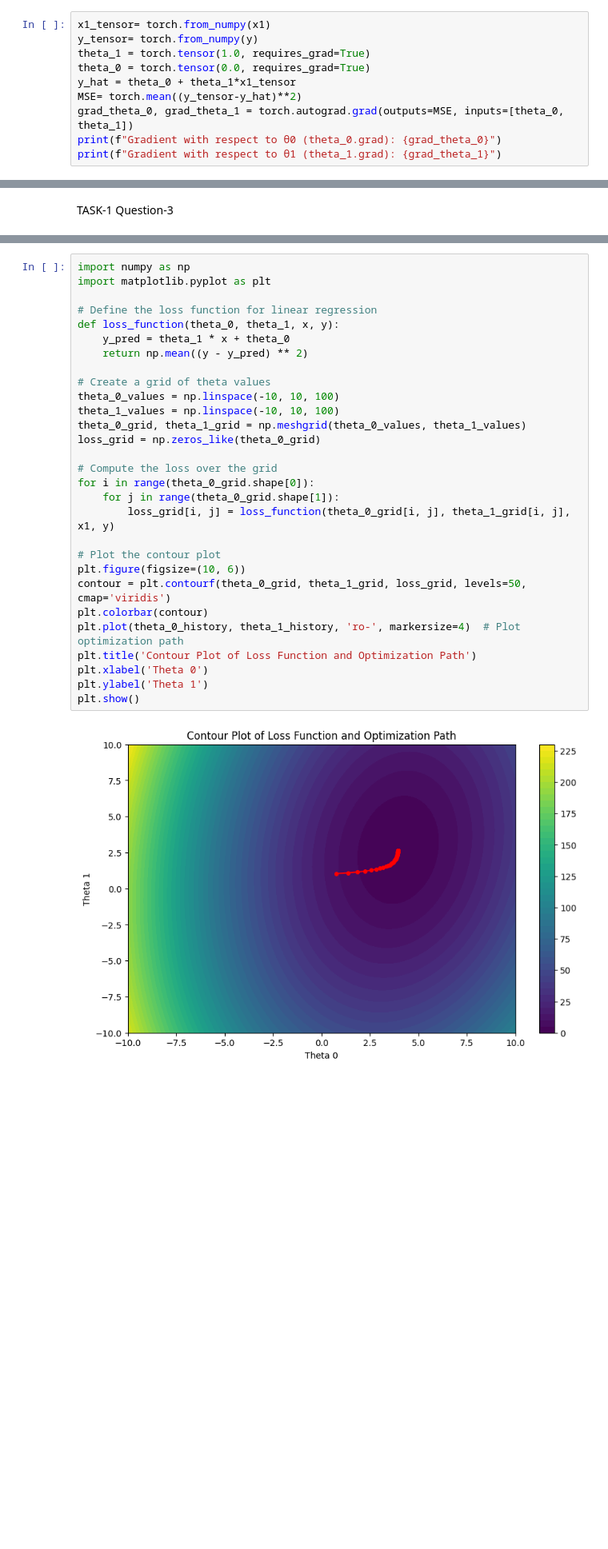
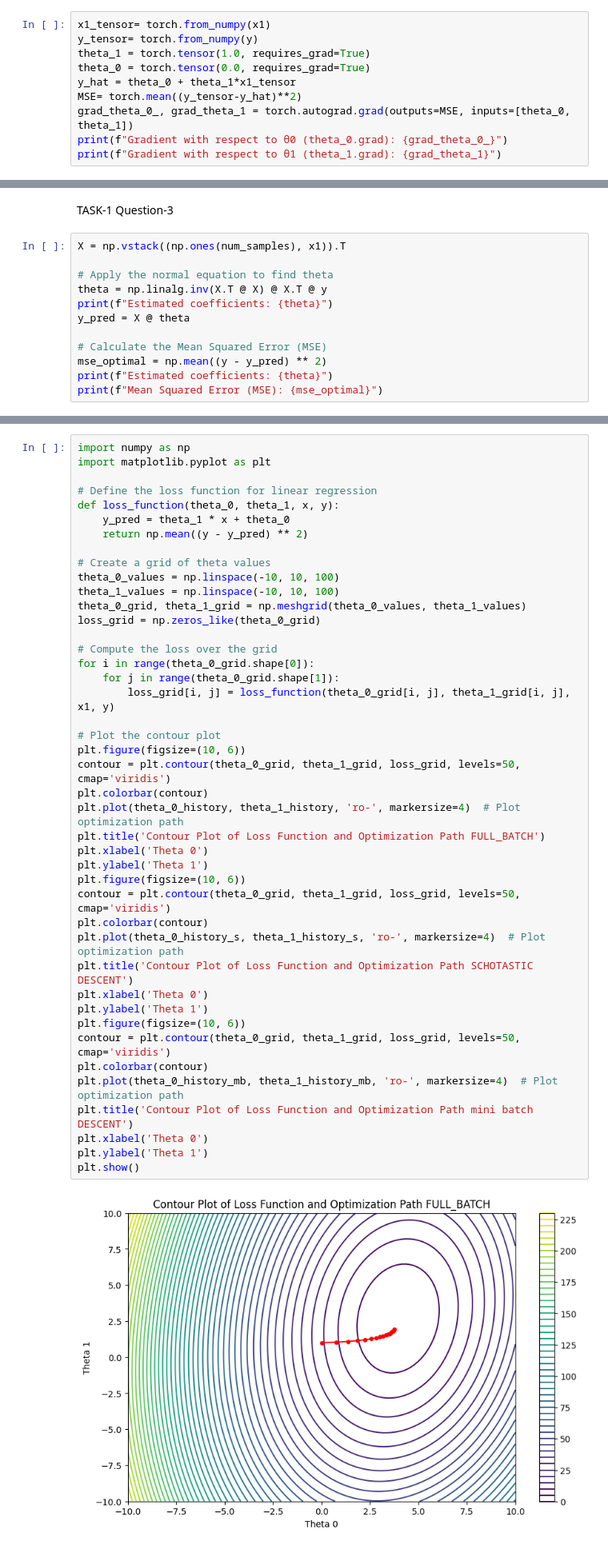
Before and after one commit to Rachit23110261/ML_ASSIGNMENT_2_23110261_23110189_23110306, a Jupyter notebook: TASK_1.ipynb, the cells around one changed output, grey strips where cells are left out. Shown at 80% size. Drawn from its saved outputs; the diff is of its cells as text; blank space fills up the shorter version.

```diff
--- a/TASK_1.ipynb
+++ b/TASK_1.ipynb
@@ -34,8 +39,8 @@ theta_1 = torch.tensor(1.0, requires_grad=True)
 theta_0 = torch.tensor(0.0, requires_grad=True)
 y_hat = theta_0 + theta_1*x1_tensor
 MSE= torch.mean((y_tensor-y_hat)**2)
-grad_theta_0, grad_theta_1 = torch.autograd.grad(outputs=MSE, inputs=[theta_0, theta_1])
-print(f"Gradient with respect to θ0 (theta_0.grad): {grad_theta_0}")
+grad_theta_0_, grad_theta_1 = torch.autograd.grad(outputs=MSE, inputs=[theta_0, theta_1])
+print(f"Gradient with respect to θ0 (theta_0.grad): {grad_theta_0_}")
 print(f"Gradient with respect to θ1 (theta_1.grad): {grad_theta_1}")
 # %% [output]
 Gradient with respect to θ0 (theta_0.grad): -7.616434574127197
@@ -65,2 +75,14 @@ We can see that they are comming exactly same
 # %% [markdown]
 TASK-1 Question-3
+# %%
+X = np.vstack((np.ones(num_samples), x1)).T
+
+# Apply the normal equation to find theta
+theta = np.linalg.inv(X.T @ X) @ X.T @ y
+print(f"Estimated coefficients: {theta}")
+y_pred = X @ theta
+
+# Calculate the Mean Squared Error (MSE)
+mse_optimal = np.mean((y - y_pred) ** 2)
+print(f"Estimated coefficients: {theta}")
+print(f"Mean Squared Error (MSE): {mse_optimal}")
@@ -215,31 +322,45 @@ Optimized θ0: 3.944783926010132, Optimized θ1: 2.633943796157837
 # %%
 import numpy as np
 import matplotlib.pyplot as plt
 
 # Define the loss function for linear regression
 def loss_function(theta_0, theta_1, x, y):
     y_pred = theta_1 * x + theta_0
     return np.mean((y - y_pred) ** 2)
 
 # Create a grid of theta values
 theta_0_values = np.linspace(-10, 10, 100)
 theta_1_values = np.linspace(-10, 10, 100)
 theta_0_grid, theta_1_grid = np.meshgrid(theta_0_values, theta_1_values)
 loss_grid = np.zeros_like(theta_0_grid)
 
 # Compute the loss over the grid
 for i in range(theta_0_grid.shape[0]):
     for j in range(theta_0_grid.shape[1]):
         loss_grid[i, j] = loss_function(theta_0_grid[i, j], theta_1_grid[i, j], x1, y)
 
 # Plot the contour plot
 plt.figure(figsize=(10, 6))
-contour = plt.contourf(theta_0_grid, theta_1_grid, loss_grid, levels=50, cmap='viridis')
+contour = plt.contour(theta_0_grid, theta_1_grid, loss_grid, levels=50, cmap='viridis')
 plt.colorbar(contour)
 plt.plot(theta_0_history, theta_1_history, 'ro-', markersize=4)  # Plot optimization path
-plt.title('Contour Plot of Loss Function and Optimization Path')
+plt.title('Contour Plot of Loss Function and Optimization Path FULL_BATCH')
+plt.xlabel('Theta 0')
+plt.ylabel('Theta 1')
+plt.figure(figsize=(10, 6))
+contour = plt.contour(theta_0_grid, theta_1_grid, loss_grid, levels=50, cmap='viridis')
+plt.colorbar(contour)
+plt.plot(theta_0_history_s, theta_1_history_s, 'ro-', markersize=4)  # Plot optimization path
+plt.title('Contour Plot of Loss Function and Optimization Path SCHOTASTIC DESCENT')
+plt.xlabel('Theta 0')
+plt.ylabel('Theta 1')
+plt.figure(figsize=(10, 6))
+contour = plt.contour(theta_0_grid, theta_1_grid, loss_grid, levels=50, cmap='viridis')
+plt.colorbar(contour)
+plt.plot(theta_0_history_mb, theta_1_history_mb, 'ro-', markersize=4)  # Plot optimization path
+plt.title('Contour Plot of Loss Function and Optimization Path mini batch DESCENT')
 plt.xlabel('Theta 0')
 plt.ylabel('Theta 1')
 plt.show()
 # %% [output]
-[figure, old version]
+[figure, new version]
```
Also changed, not shown: parts of 19 cells of this notebook, 2 other files.
